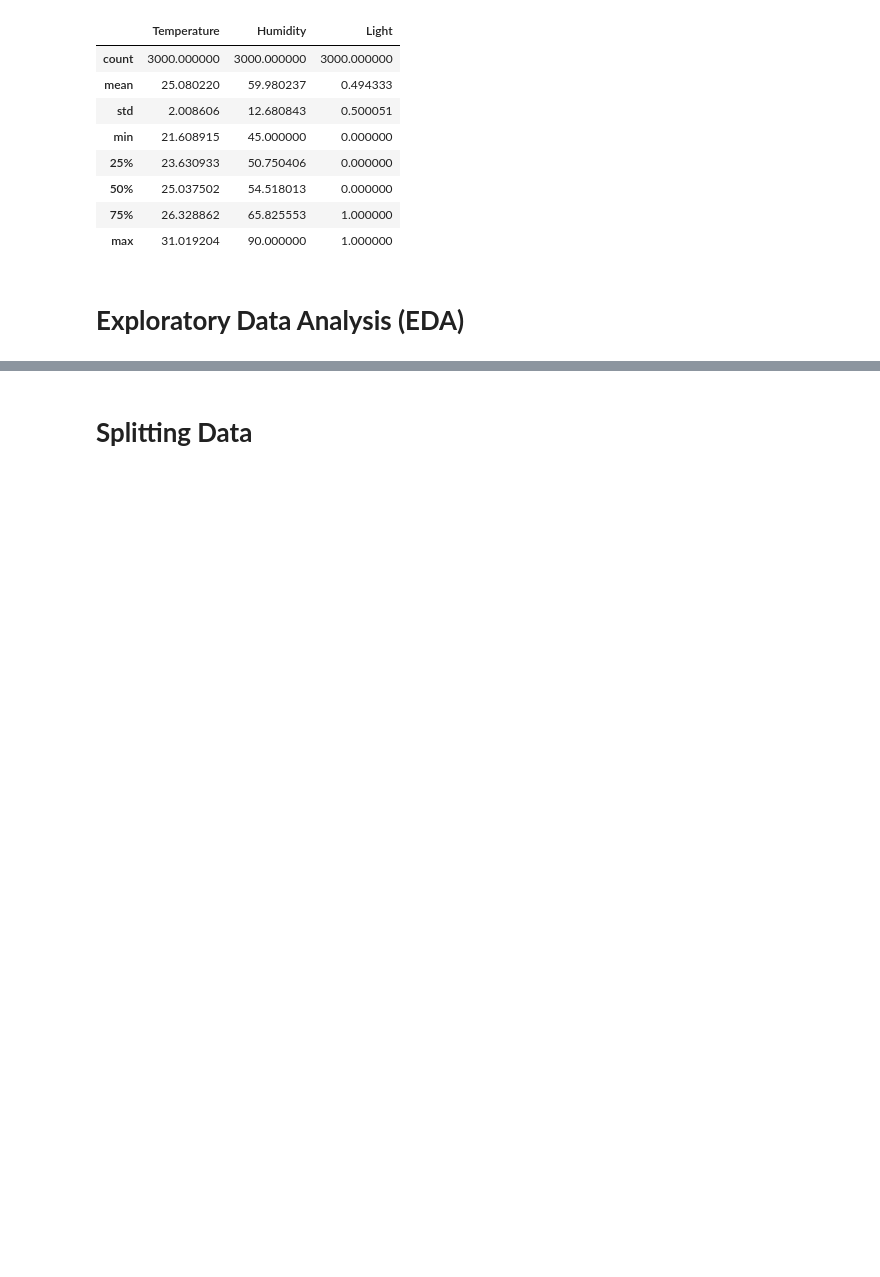
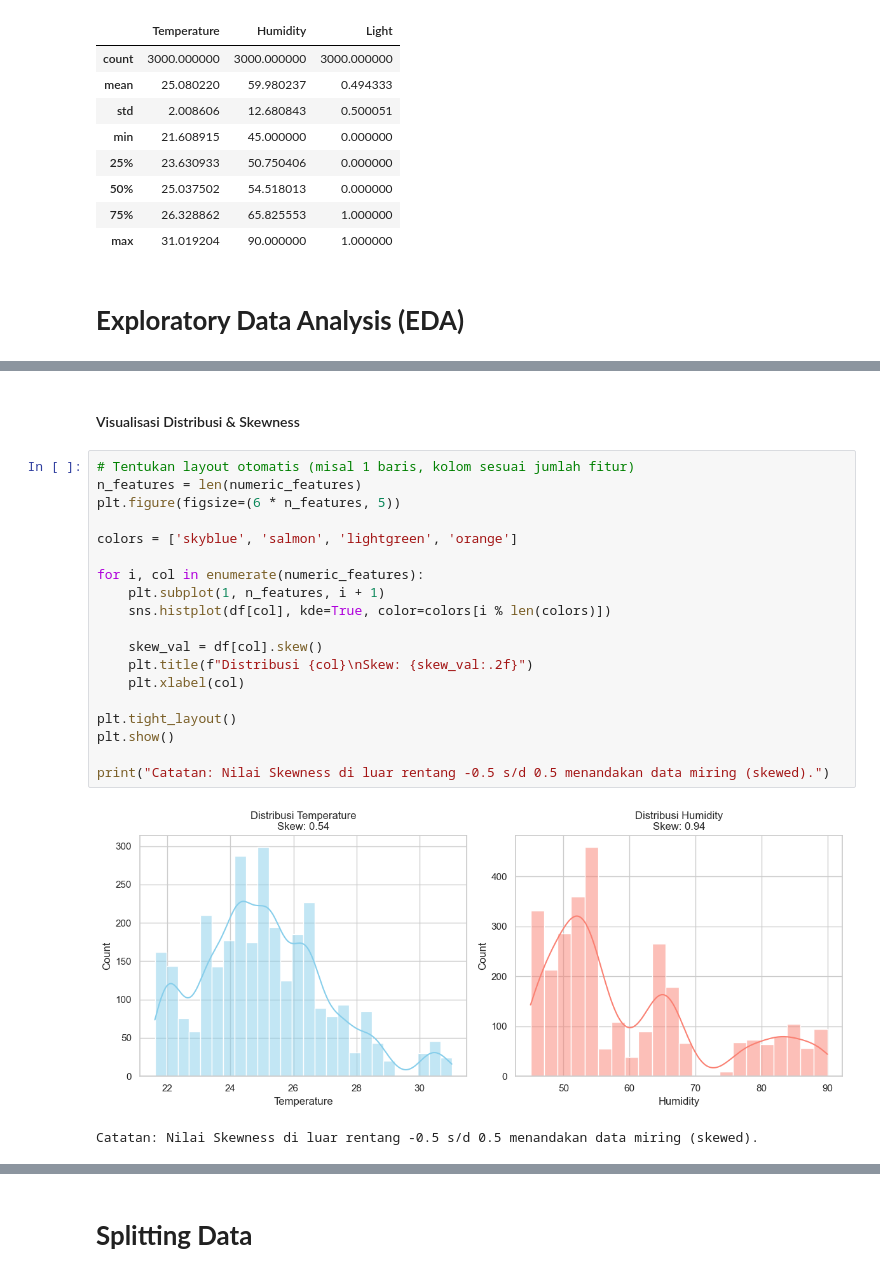
Before and after one commit to Rusmn/SIC7_SMART-WELLNESS-AND-STUDY-COMPANION, a Jupyter notebook: analysis/Notebook_SIC7.ipynb, the cells around one changed output, grey strips where cells are left out. Saved outputs shown, nothing was run; the diff lists cells and outputs as text; blank space fills up the shorter version.

```diff
--- a/analysis/Notebook_SIC7.ipynb
+++ b/analysis/Notebook_SIC7.ipynb
@@ -83,0 +100,24 @@ Jumlah Data: 3000 baris, 6 kolom
+# %% [markdown]
+#### Visualisasi Distribusi & Skewness
+# %%
+# Tentukan layout otomatis (misal 1 baris, kolom sesuai jumlah fitur)
+n_features = len(numeric_features)
+plt.figure(figsize=(6 * n_features, 5))
+
+colors = ['skyblue', 'salmon', 'lightgreen', 'orange']
+
+for i, col in enumerate(numeric_features):
+    plt.subplot(1, n_features, i + 1)
+    sns.histplot(df[col], kde=True, color=colors[i % len(colors)])
+
+    skew_val = df[col].skew()
+    plt.title(f"Distribusi {col}\nSkew: {skew_val:.2f}")
+    plt.xlabel(col)
+
+plt.tight_layout()
+plt.show()
+
+print("Catatan: Nilai Skewness di luar rentang -0.5 s/d 0.5 menandakan data miring (skewed).")
+# %% [output]
+[figure, added]
+Catatan: Nilai Skewness di luar rentang -0.5 s/d 0.5 menandakan data miring (skewed).
```
Also changed, not shown: parts of 13 cells of this notebook, 4 other files.
